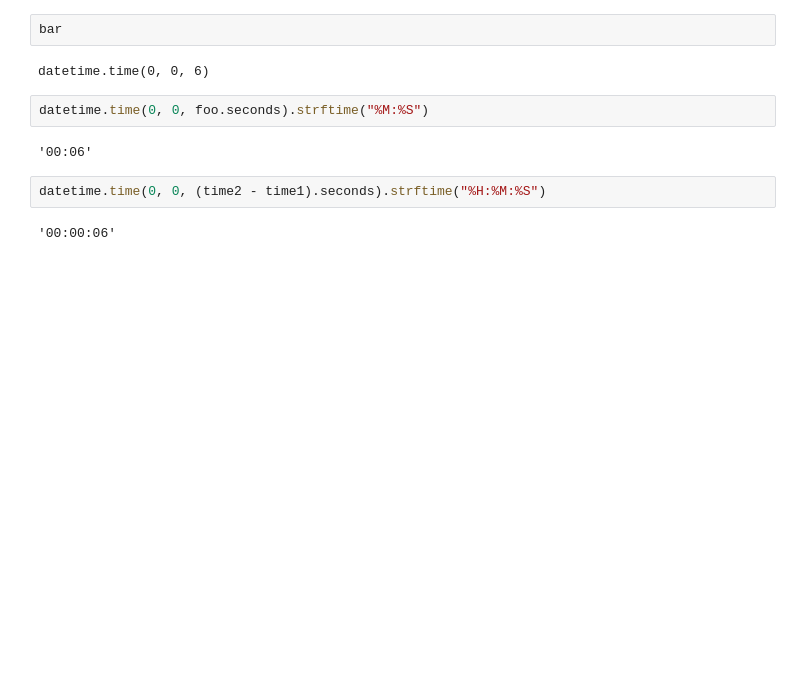
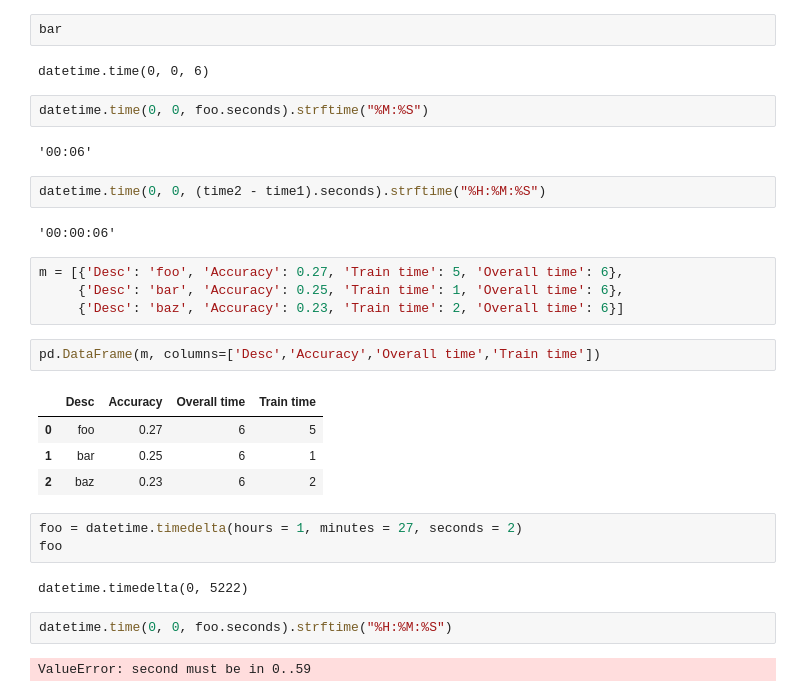
Before and after one commit to aenfield/Data558, a Jupyter notebook: Kaggle/CompetitionExploratory.ipynb, the cells around one changed output. Saved outputs shown, nothing was run; the diff lists cells and outputs as text; blank space fills up the shorter version.

```diff
--- a/Kaggle/CompetitionExploratory.ipynb
+++ b/Kaggle/CompetitionExploratory.ipynb
@@ -148,3 +148,23 @@ datetime.time(0, 0, foo.seconds).strftime("%M:%S")
 datetime.time(0, 0, (time2 - time1).seconds).strftime("%H:%M:%S")
 # %% [output]
 '00:00:06'
+# %%
+m = [{'Desc': 'foo', 'Accuracy': 0.27, 'Train time': 5, 'Overall time': 6},
+     {'Desc': 'bar', 'Accuracy': 0.25, 'Train time': 1, 'Overall time': 6},
+     {'Desc': 'baz', 'Accuracy': 0.23, 'Train time': 2, 'Overall time': 6}]
+# %%
+pd.DataFrame(m, columns=['Desc','Accuracy','Overall time','Train time'])
+# %% [output]
+|  | Desc | Accuracy | Overall time | Train time |
+| 0 | foo | 0.27 | 6 | 5 |
+| 1 | bar | 0.25 | 6 | 1 |
+| 2 | baz | 0.23 | 6 | 2 |
+# %%
+foo = datetime.timedelta(hours = 1, minutes = 27, seconds = 2)
+foo
+# %% [output]
+datetime.timedelta(0, 5222)
+# %%
+datetime.time(0, 0, foo.seconds).strftime("%H:%M:%S")
+# %% [output]
+ValueError: second must be in 0..59
```
Also changed, not shown: parts of 6 cells of this notebook, 2 other files.
